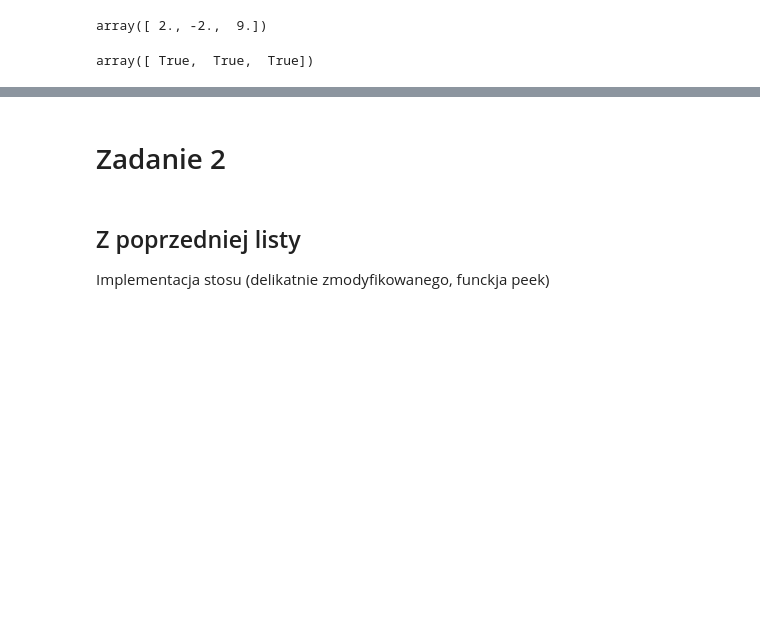
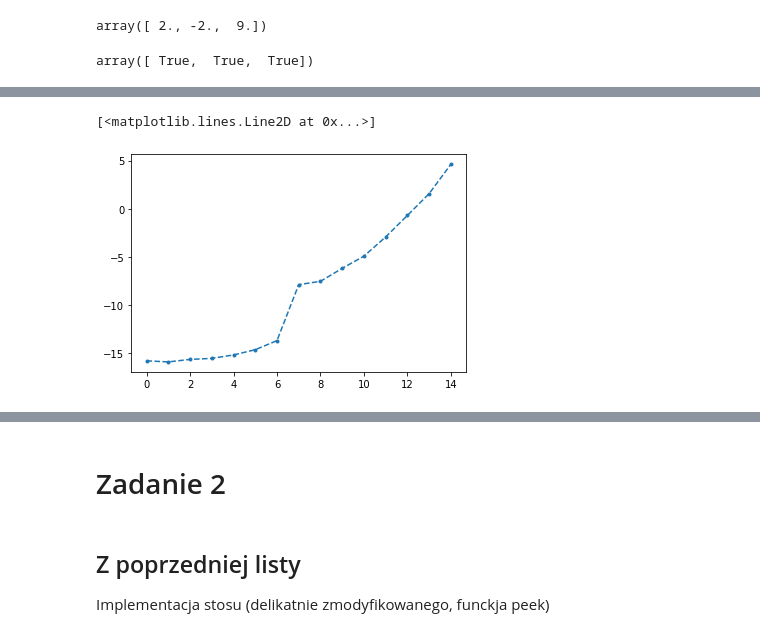
Before and after one commit to KacperBudnik/AiSD, a Jupyter notebook: List 5/Untitled.ipynb, the cells around one changed output, grey strips where cells are left out. Cells and saved outputs as stored; diff of their text form; code cells hidden in the pictures; blank space fills up the shorter version.

```diff
--- a/List 5/Untitled.ipynb
+++ b/List 5/Untitled.ipynb
@@ -68,0 +56,9 @@ T
+# %%
+times=np.zeros(15)
+# %%
+for i in range(15):
+    times[i]=float(f.readline())
+# %%
+times=[i/100 for i in times] # Bo w pliku są czasy 100 prób
+# %%
+log_times=[np.log2(i) for i in times]
@@ -68,0 +102,5 @@ T
+# %%
+plt.plot(range(15),log_times,marker='.', linestyle='--')
+# %% [output]
+[<matplotlib.lines.Line2D at 0x...>]
+[figure, added]
```
Also changed, not shown: parts of 28 cells of this notebook, 2 other files.
